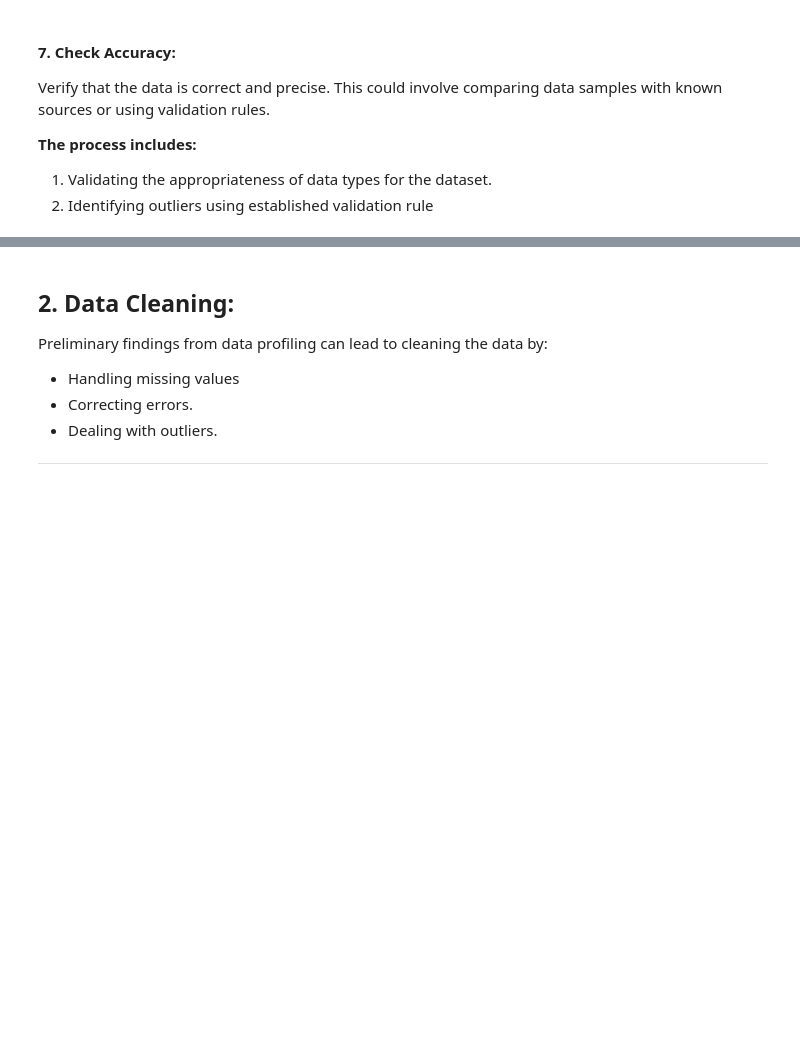
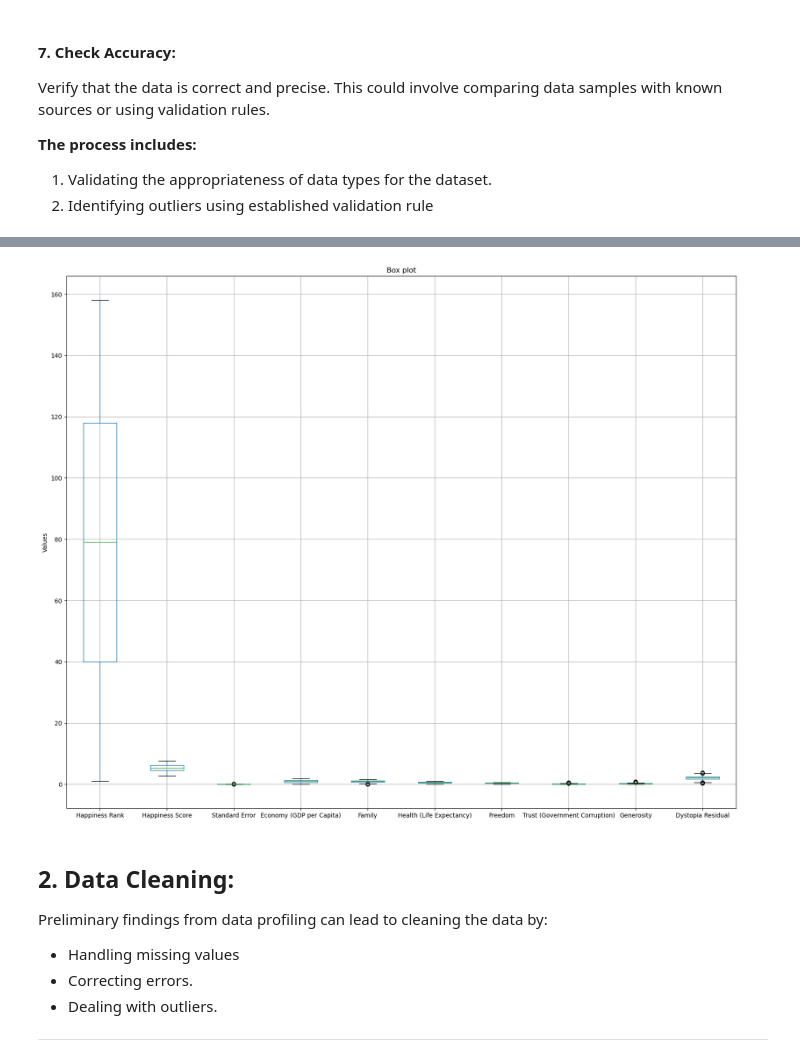
Before and after one commit to ghadaMhammed/Usecase-2, a Jupyter notebook: EDA explain template.ipynb, the cells around one changed output, grey strips where cells are left out. Saved outputs shown, nothing was run; the diff lists cells and outputs as text; code cells hidden in the pictures; blank space fills up the shorter version.

```diff
--- a/EDA explain template.ipynb
+++ b/EDA explain template.ipynb
@@ -487,6 +501,15 @@ We use 3 common visualization methods:
 >- Use capping methods. Any value which out of range of 5th and 95th percentile can be considered as outlier
 >- Data points, three or more standard deviation away from mean are considered outlier: The Z-score is the signed number of standard deviations by which the value of an observation or data point is above the mean value of what is being observed or measured. While calculating the Z-score we re-scale and center the data and look for data points that are too far from zero. These data points which are way too far from zero will be treated as the outliers. In most of the cases, a threshold of 3 or -3 is used i.e if the Z-score value is greater than or less than 3 or -3 respectively, that data point will be identified as outliers.
 > - Outlier detection is merely a special case of the examination of data for influential data points and it also depends on the business understanding
+# %%
+# Box plot to visualize outliers
+plt.figure(figsize=(20, 16))
+merged_df.boxplot()
+plt.title('Box plot')
+plt.ylabel('Values')
+plt.show()
+# %% [output]
+[figure, added]
 # %%
 # go to univariate graphical analysis
 # go to lesson : data visualisation 1 - chart type section
```
Also changed, not shown: parts of 15 cells of this notebook.
